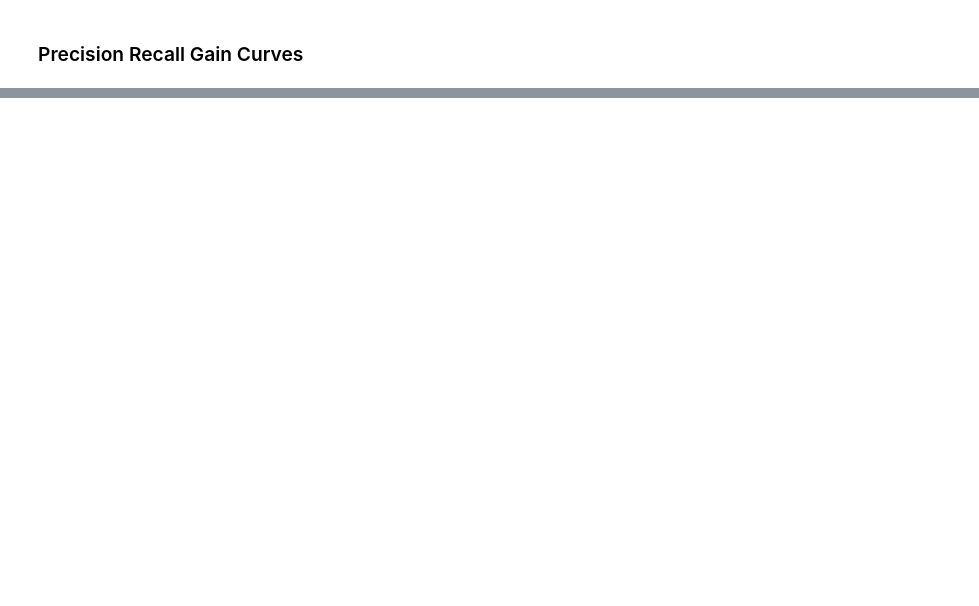
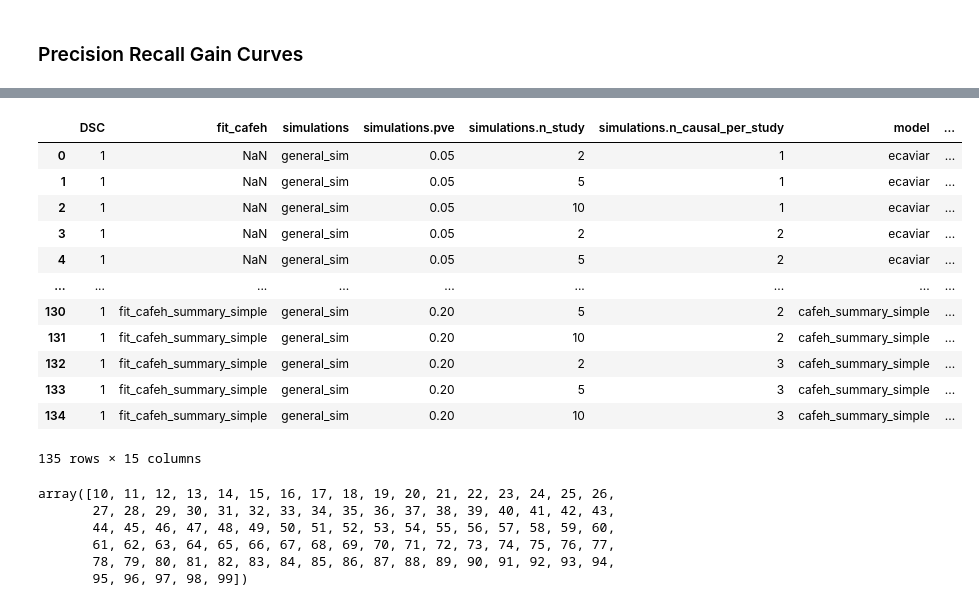
Before and after one commit to karltayeb/cafeh-simulations, a Jupyter notebook: analysis/coloc_evaluation.ipynb, the cells around one changed output, grey strips where cells are left out. Cells and saved outputs as stored; diff of their text form; code cells hidden in the pictures; blank space fills up the shorter version.

```diff
--- a/analysis/coloc_evaluation.ipynb
+++ b/analysis/coloc_evaluation.ipynb
@@ -157,0 +213,26 @@ g.add_legend();
+# %%
+tp = lambda x: (x.true_coloc & (x.p_coloc > 0.5)).sum()
+fp = lambda x: (~x.true_coloc & (x.p_coloc > 0.5)).sum()
+tn = lambda x: (~x.true_coloc & ~(x.p_coloc > 0.5)).sum()
+fn = lambda x: (x.true_coloc & ~(x.p_coloc > 0.5)).sum()
+# %%
+query.loc[:, 'TP'] = query.apply(tp, axis=1)
+query.loc[:, 'FP'] = query.apply(fp, axis=1)
+query.loc[:, 'TN'] = query.apply(tn, axis=1)
+query.loc[:, 'FN'] = query.apply(fn, axis=1)
+# %%
+query
+# %% [output]
+|  | DSC | fit_cafeh | simulations | simulations.pve | simulations.n_study | simulations.n_causal_per_study | model | ... |
+| 0 | 1 | NaN | general_sim | 0.05 | 2 | 1 | ecaviar | ... |
+| 1 | 1 | NaN | general_sim | 0.05 | 5 | 1 | ecaviar | ... |
+| 2 | 1 | NaN | general_sim | 0.05 | 10 | 1 | ecaviar | ... |
+| 3 | 1 | NaN | general_sim | 0.05 | 2 | 2 | ecaviar | ... |
+| 4 | 1 | NaN | general_sim | 0.05 | 5 | 2 | ecaviar | ... |
+| ... | ... | ... | ... | ... | ... | ... | ... | ... |
+| 130 | 1 | fit_cafeh_summary_simple | general_sim | 0.20 | 5 | 2 | cafeh_summary_simple | ... |
+| 131 | 1 | fit_cafeh_summary_simple | general_sim | 0.20 | 10 | 2 | cafeh_summary_simple | ... |
+| 132 | 1 | fit_cafeh_summary_simple | general_sim | 0.20 | 2 | 3 | cafeh_summary_simple | ... |
+| 133 | 1 | fit_cafeh_summary_simple | general_sim | 0.20 | 5 | 3 | cafeh_summary_simple | ... |
+| 134 | 1 | fit_cafeh_summary_simple | general_sim | 0.20 | 10 | 3 | cafeh_summary_simple | ... |
+135 rows × 15 columns
@@ -157,0 +242,9 @@ g.add_legend();
+# %%
+np.delete(valid_snps, causal_snps)
+# %% [output]
+array([10, 11, 12, 13, 14, 15, 16, 17, 18, 19, 20, 21, 22, 23, 24, 25, 26,
+       27, 28, 29, 30, 31, 32, 33, 34, 35, 36, 37, 38, 39, 40, 41, 42, 43,
+       44, 45, 46, 47, 48, 49, 50, 51, 52, 53, 54, 55, 56, 57, 58, 59, 60,
+       61, 62, 63, 64, 65, 66, 67, 68, 69, 70, 71, 72, 73, 74, 75, 76, 77,
+       78, 79, 80, 81, 82, 83, 84, 85, 86, 87, 88, 89, 90, 91, 92, 93, 94,
+       95, 96, 97, 98, 99])
```
Also changed, not shown: parts of 13 cells of this notebook, 6 other files.
